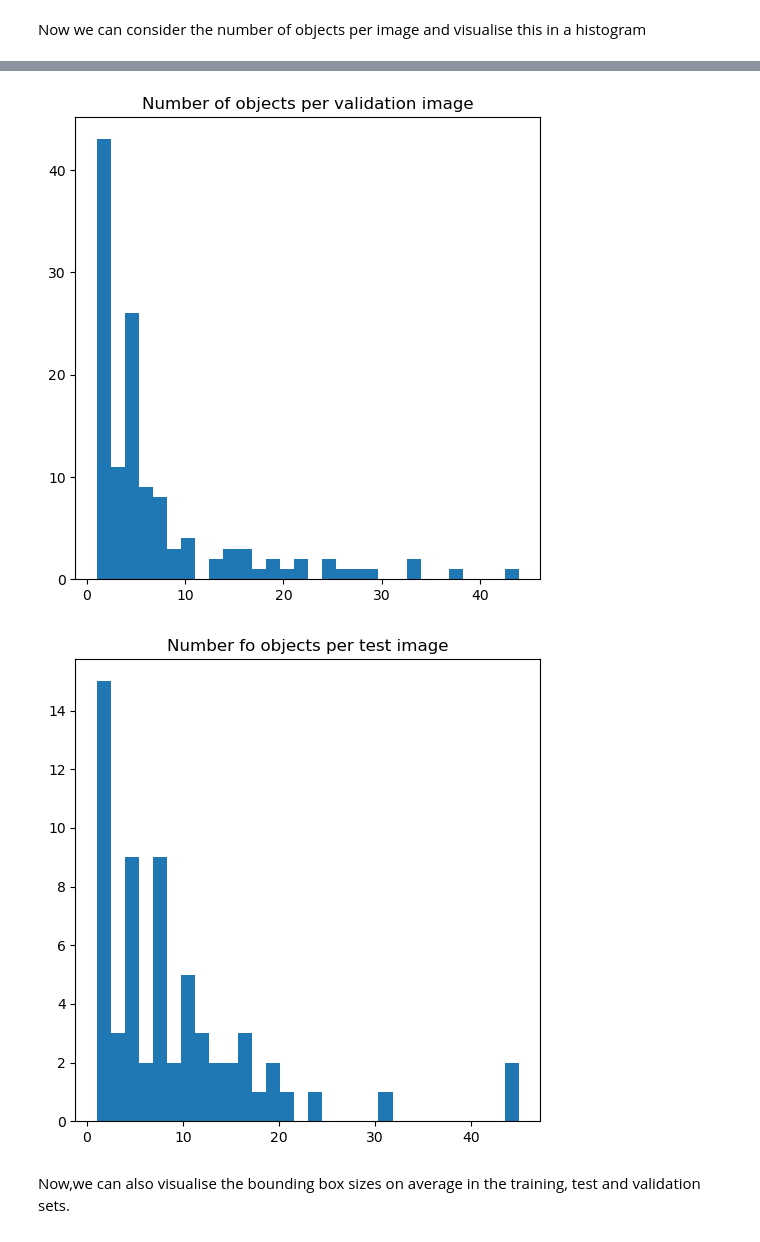
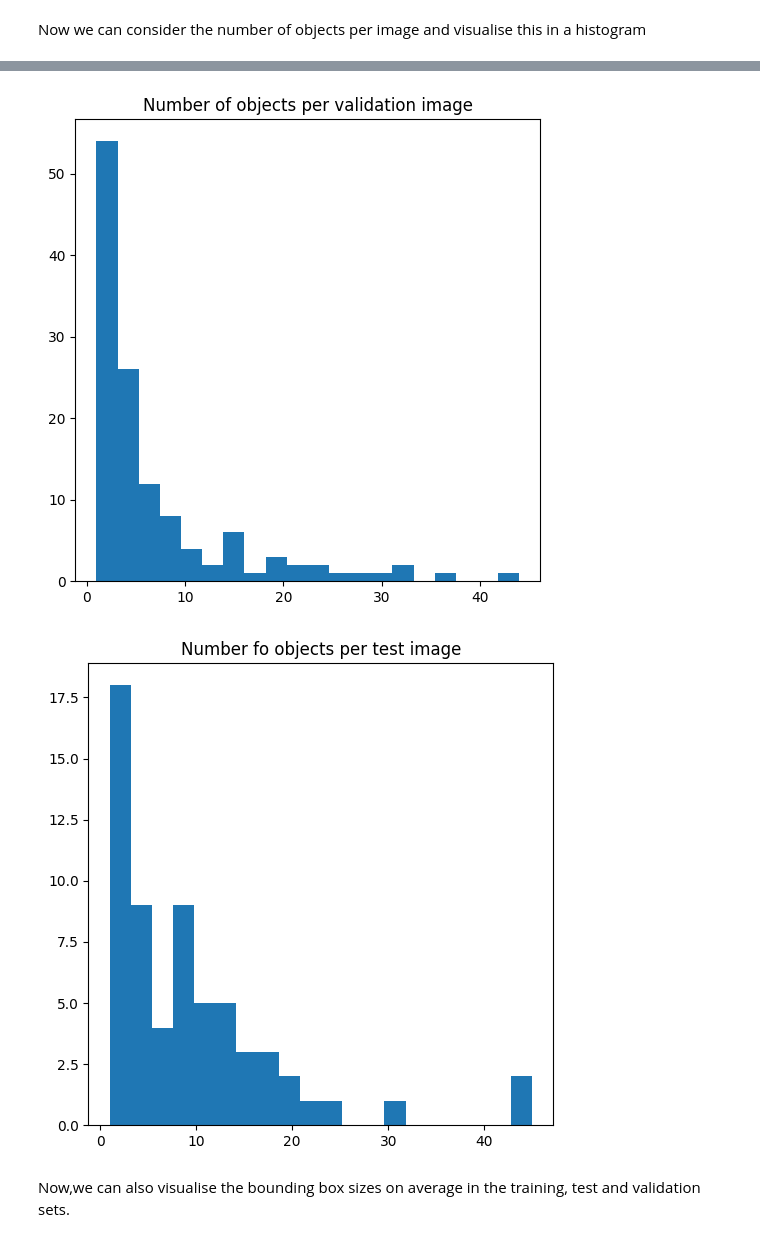
Before and after one commit to lonelyalpaca2003/underwater-object-detection, a Jupyter notebook: notebooks/notebook.ipynb, the cells around one changed output, grey strips where cells are left out. Cells and saved outputs as stored; diff of their text form; code cells hidden in the pictures.

Commit message:
Added final visualisations

```diff
--- a/notebooks/notebook.ipynb
+++ b/notebooks/notebook.ipynb
@@ -88,13 +90,13 @@ plot_data(object_counts_test, title = "Total instances of each class in test set
 # %% [markdown]
 Now we can consider the number of objects per image and visualise this in a histogram
 # %%
-def plot_objects_per_image(total_objects_per_image : list, title:str):
+def plot_hist(x_var : list, title:str, bins: int = 20):
     plt.figure(figsize = (6,6))
-    plt.hist(x = total_objects_per_image, bins = 30)
+    plt.hist(x = x_var, bins = bins)
     plt.title(title)
     plt.show()
 
-plot_objects_per_image(total_train_objects, "Number of objects per train image")
-plot_objects_per_image(total_val_objects, "Number of objects per validation image")
-plot_objects_per_image(total_test_objects, "Number fo objects per test image")
+plot_hist(total_train_objects, "Number of objects per train image")
+plot_hist(total_val_objects, "Number of objects per validation image")
+plot_hist(total_test_objects, "Number fo objects per test image")
 # %% [output]
@@ -102,5 +104,5 @@ plot_objects_per_image(total_test_objects, "Number fo objects per test image")
-[figure, old version]
+[figure, new version]
-[figure, old version]
+[figure, new version]
 # %% [markdown]
 Now,we can also visualise the bounding box sizes on average in the training, test and validation sets.
 # %%
```
Also changed, not shown: parts of 11 cells of this notebook.
